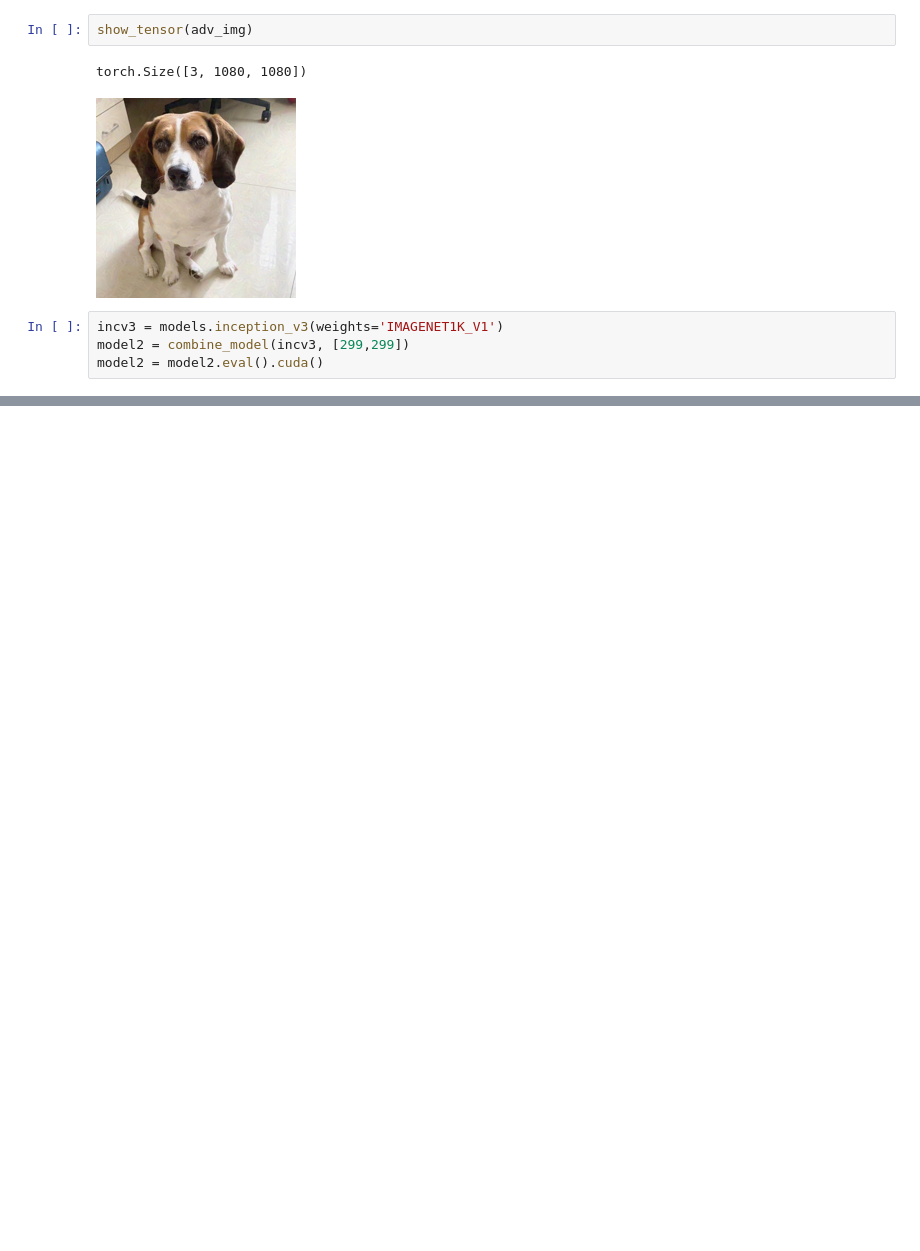
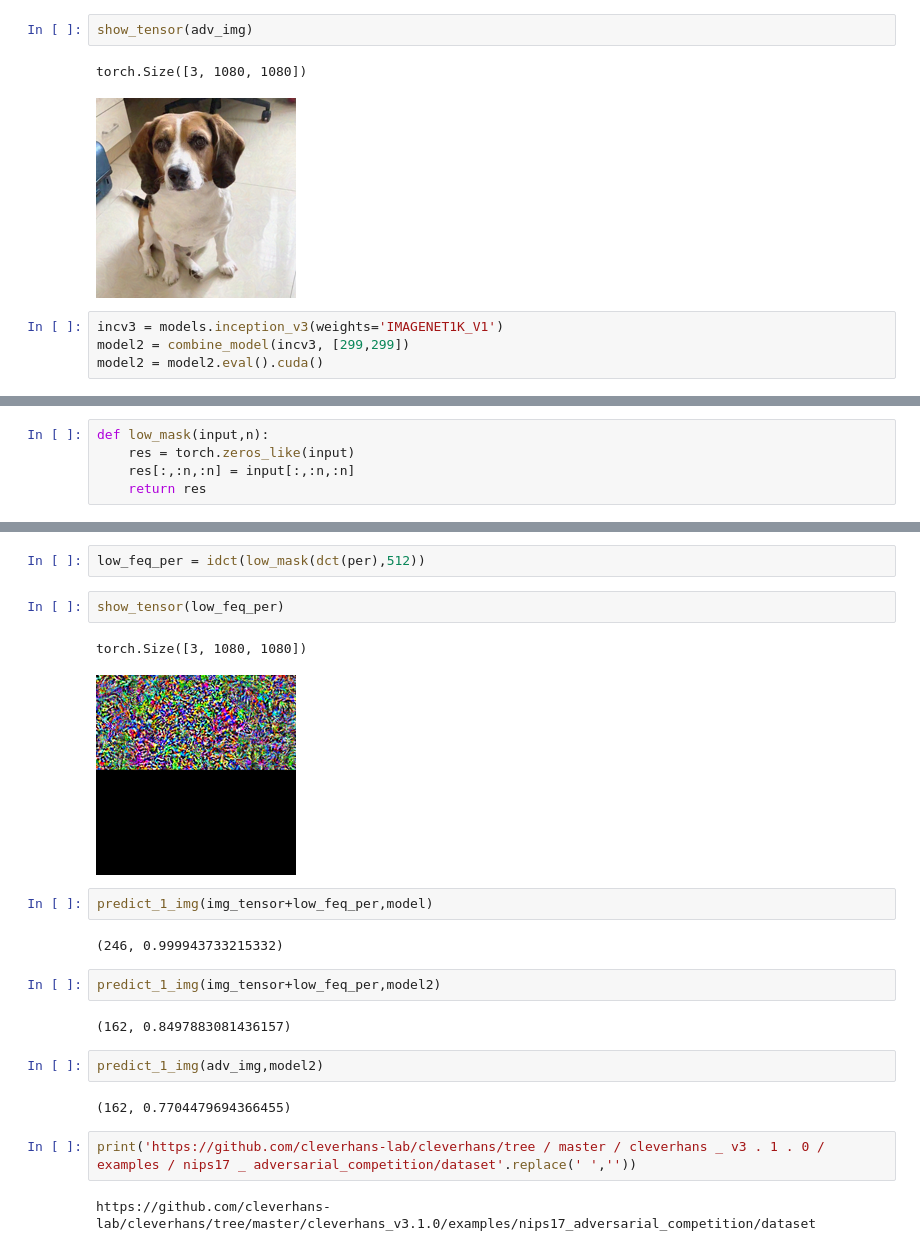
Before and after one commit to HanxiuZhang/low_freq_attack, a Jupyter notebook: 0724.ipynb, the cells around one changed output, grey strips where cells are left out. Saved outputs shown, nothing was run; the diff lists cells and outputs as text; blank space fills up the shorter version.

Commit message:
add low_feq_mask

```diff
--- a/0724.ipynb
+++ b/0724.ipynb
@@ -46,0 +48,5 @@ predict_1_img(adv_img,model2)
+# %%
+def low_mask(input,n):
+    res = torch.zeros_like(input)
+    res[:,:n,:n] = input[:,:n,:n]
+    return res
@@ -46,0 +60,23 @@ predict_1_img(adv_img,model2)
+# %%
+low_feq_per = idct(low_mask(dct(per),512))
+# %%
+show_tensor(low_feq_per)
+# %% [output]
+torch.Size([3, 1080, 1080])
+[figure, added]
+# %%
+predict_1_img(img_tensor+low_feq_per,model)
+# %% [output]
+(246, 0.999943733215332)
+# %%
+predict_1_img(img_tensor+low_feq_per,model2)
+# %% [output]
+(162, 0.8497883081436157)
+# %%
+predict_1_img(adv_img,model2)
+# %% [output]
+(162, 0.7704479694366455)
+# %%
+print('https://github.com/cleverhans-lab/cleverhans/tree / master / cleverhans _ v3 . 1 . 0 / examples / nips17 _ adversarial_competition/dataset'.replace(' ',''))
+# %% [output]
+https://github.com/cleverhans-lab/cleverhans/tree/master/cleverhans_v3.1.0/examples/nips17_adversarial_competition/dataset
```
Also changed, not shown: parts of 6 cells of this notebook, 2 other files.
